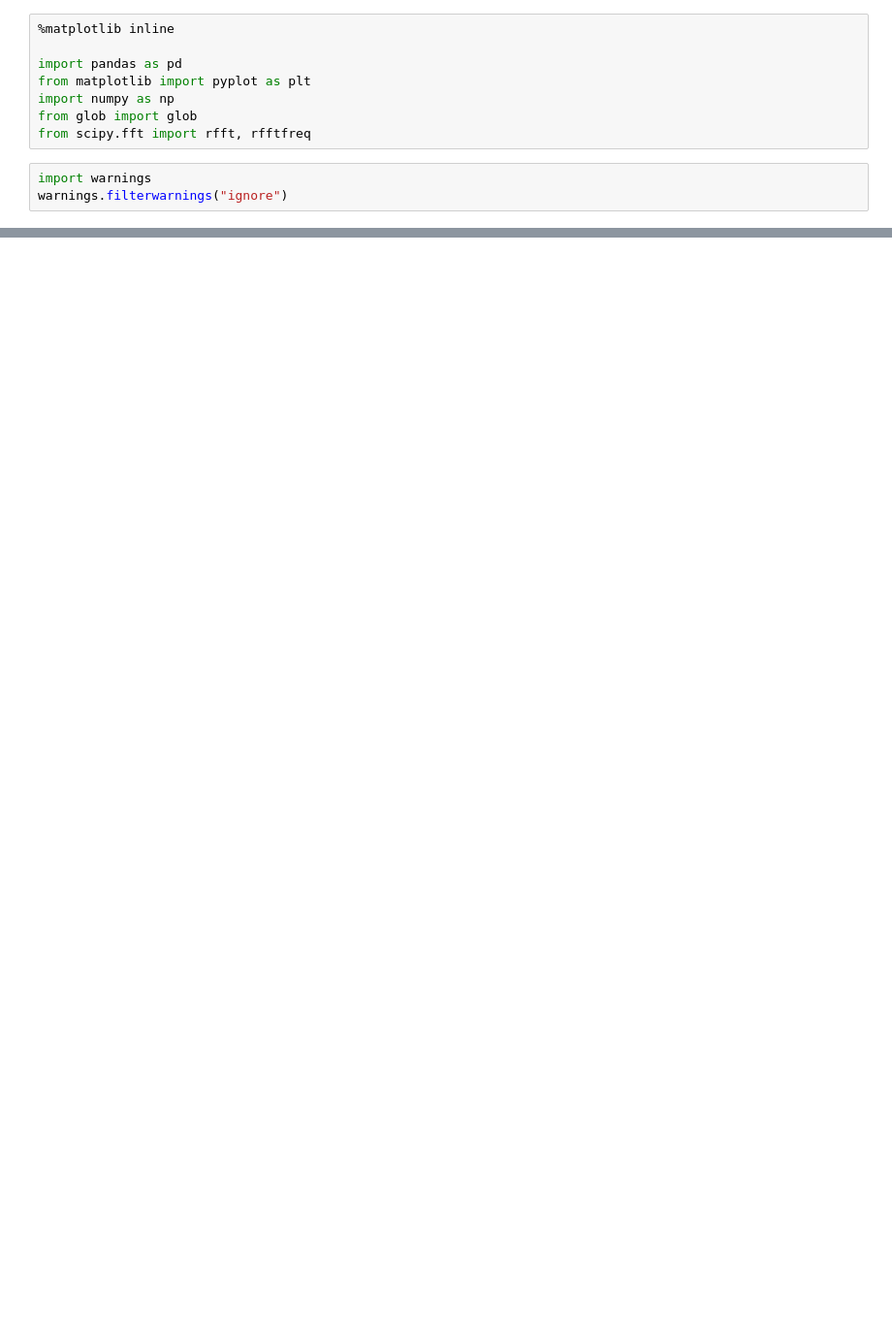
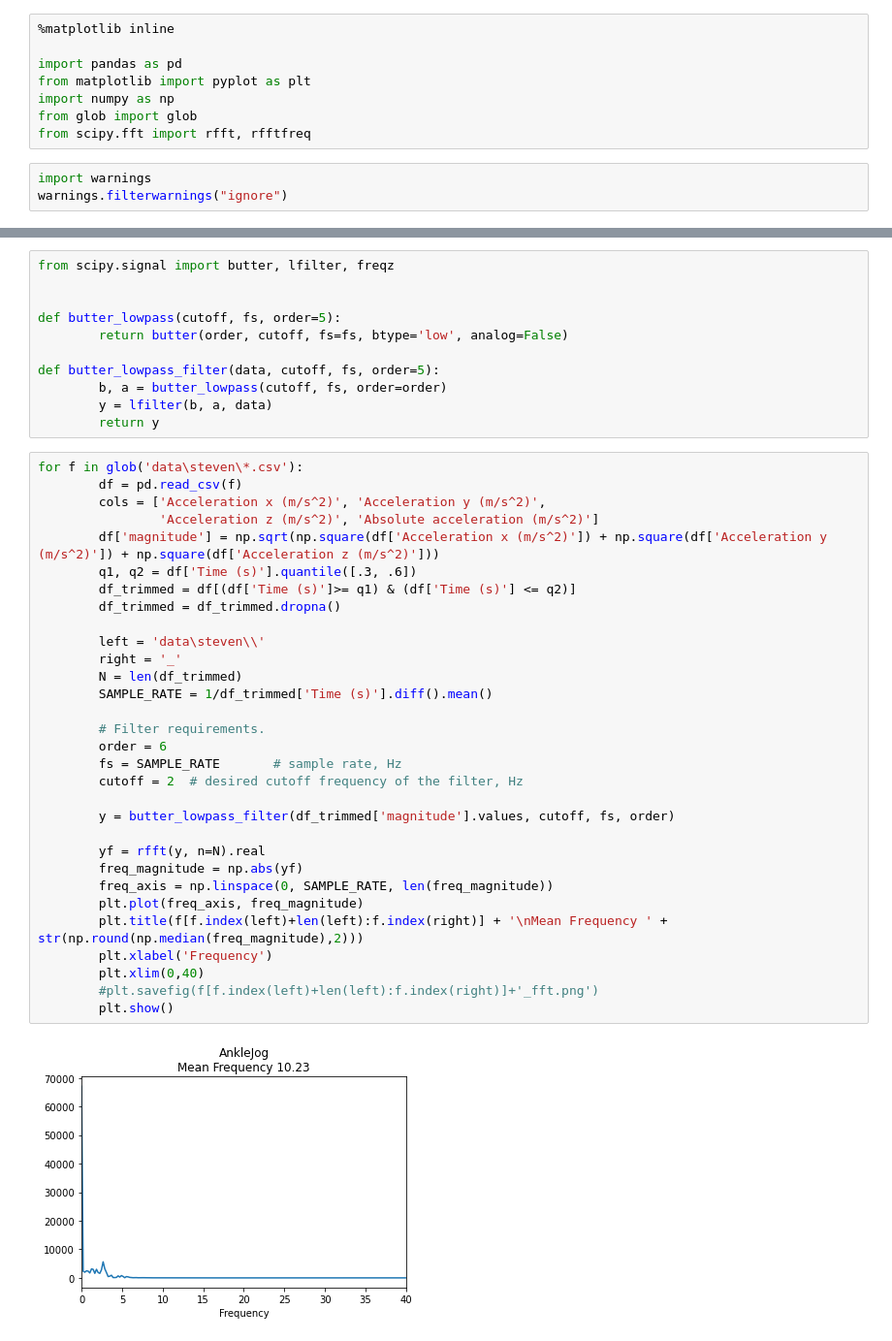
Before and after one commit to ryanallen82/EnergyHarvesting, a Jupyter notebook: ryan_freq_amp.ipynb, the cells around one changed output, grey strips where cells are left out. Shown at 97% size. Drawn from its saved outputs; the diff is of its cells as text; blank space fills up the shorter version.

```diff
--- a/ryan_freq_amp.ipynb
+++ b/ryan_freq_amp.ipynb
@@ -66,0 +76,44 @@ for f in glob('data\steven\*.csv'):
+# %%
+from scipy.signal import butter, lfilter, freqz
+
+
+def butter_lowpass(cutoff, fs, order=5):
+        return butter(order, cutoff, fs=fs, btype='low', analog=False)
+
+def butter_lowpass_filter(data, cutoff, fs, order=5):
+        b, a = butter_lowpass(cutoff, fs, order=order)
+        y = lfilter(b, a, data)
+        return y
+# %%
+for f in glob('data\steven\*.csv'):
+        df = pd.read_csv(f)
+        cols = ['Acceleration x (m/s^2)', 'Acceleration y (m/s^2)',
+                'Acceleration z (m/s^2)', 'Absolute acceleration (m/s^2)']
+        df['magnitude'] = np.sqrt(np.square(df['Acceleration x (m/s^2)']) + np.square(df['Acceleration y (m/s^2)']) + np.square(df['Acceleration z (m/s^2)']))
+        q1, q2 = df['Time (s)'].quantile([.3, .6])
+        df_trimmed = df[(df['Time (s)']>= q1) & (df['Time (s)'] <= q2)]
+        df_trimmed = df_trimmed.dropna()
+
+        left = 'data\steven\\'
+        right = '_'
+        N = len(df_trimmed)
+        SAMPLE_RATE = 1/df_trimmed['Time (s)'].diff().mean()
+
+        # Filter requirements.
+        order = 6
+        fs = SAMPLE_RATE       # sample rate, Hz
+        cutoff = 2  # desired cutoff frequency of the filter, Hz
+
+        y = butter_lowpass_filter(df_trimmed['magnitude'].values, cutoff, fs, order)
+
+        yf = rfft(y, n=N).real
+        freq_magnitude = np.abs(yf)
+        freq_axis = np.linspace(0, SAMPLE_RATE, len(freq_magnitude))
+        plt.plot(freq_axis, freq_magnitude)
+        plt.title(f[f.index(left)+len(left):f.index(right)] + '\nMean Frequency ' + str(np.round(np.median(freq_magnitude),2)))
+        plt.xlabel('Frequency')
+        plt.xlim(0,40)
+        #plt.savefig(f[f.index(left)+len(left):f.index(right)]+'_fft.png')
+        plt.show()
+# %% [output]
+[figure, added]
```
Also changed, not shown: parts of 4 cells of this notebook.
